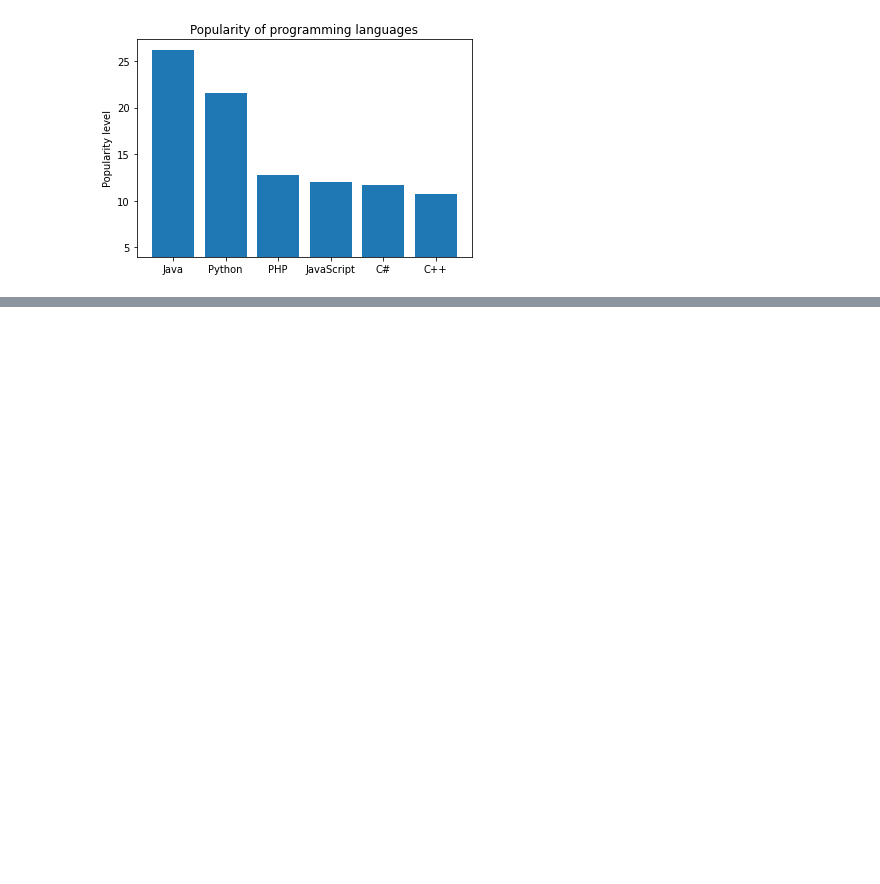
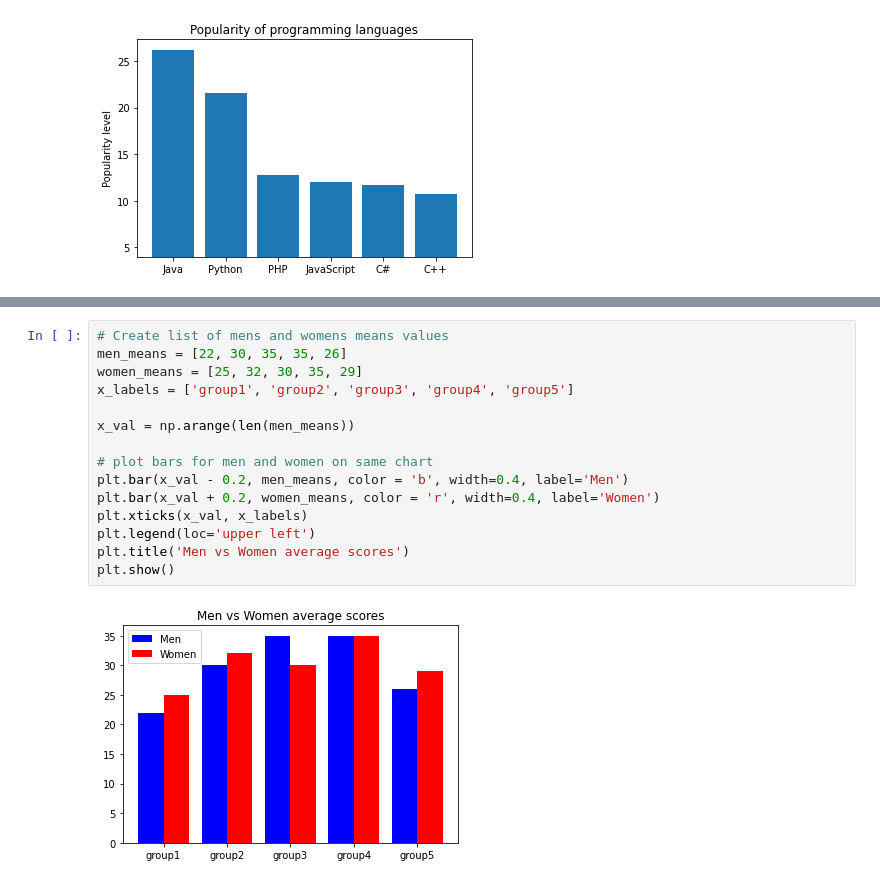
Before and after one commit to NishanthRajkumar/Python-Libraries, a Jupyter notebook: matplotlib_programs/matplotlib_barchart.ipynb, the cells around one changed output, grey strips where cells are left out. Drawn from its saved outputs; the diff is of its cells as text; blank space fills up the shorter version.

Commit message:
feat: plot multiple bar plots in same chart

```diff
--- a/matplotlib_programs/matplotlib_barchart.ipynb
+++ b/matplotlib_programs/matplotlib_barchart.ipynb
@@ -150,0 +159,17 @@ plt.show()
+# %%
+# Create list of mens and womens means values
+men_means = [22, 30, 35, 35, 26]
+women_means = [25, 32, 30, 35, 29]
+x_labels = ['group1', 'group2', 'group3', 'group4', 'group5']
+
+x_val = np.arange(len(men_means))
+
+# plot bars for men and women on same chart
+plt.bar(x_val - 0.2, men_means, color = 'b', width=0.4, label='Men')
+plt.bar(x_val + 0.2, women_means, color = 'r', width=0.4, label='Women')
+plt.xticks(x_val, x_labels)
+plt.legend(loc='upper left')
+plt.title('Men vs Women average scores')
+plt.show()
+# %% [output]
+[figure, added]
```
Also changed, not shown: parts of 2 cells of this notebook.
